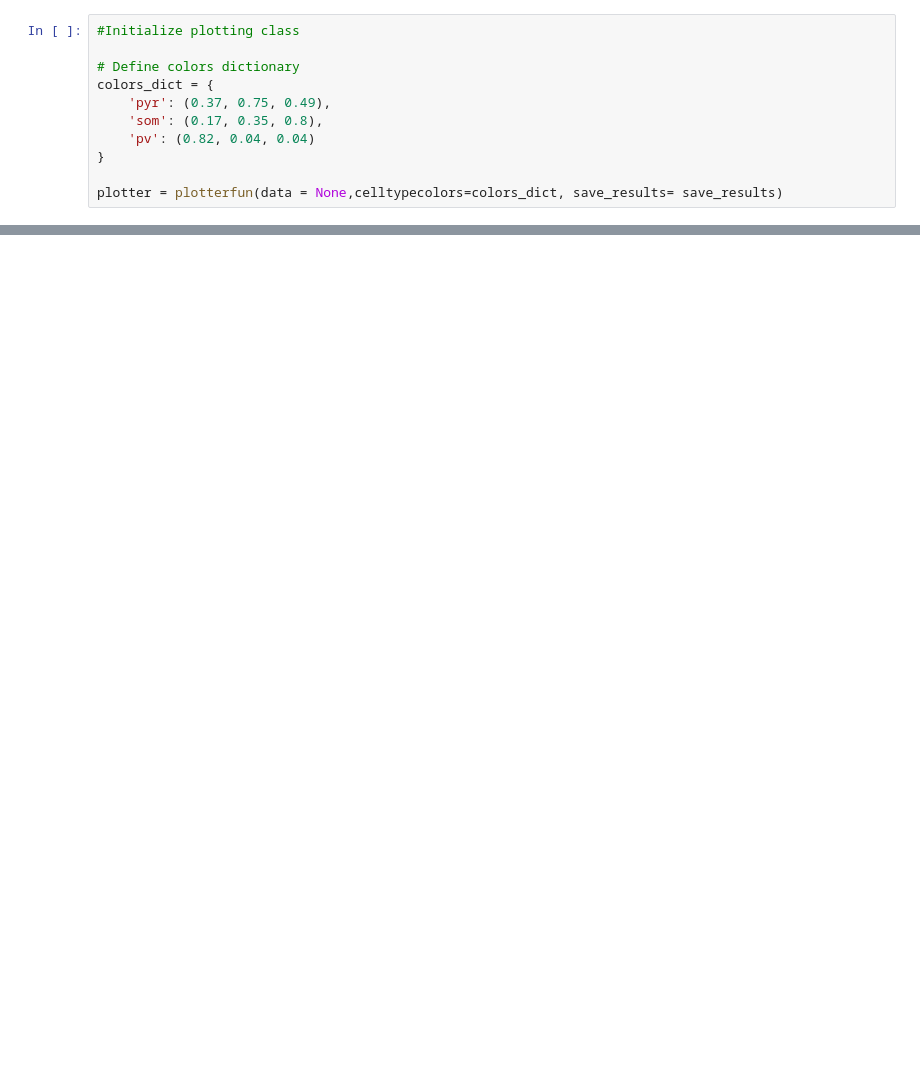
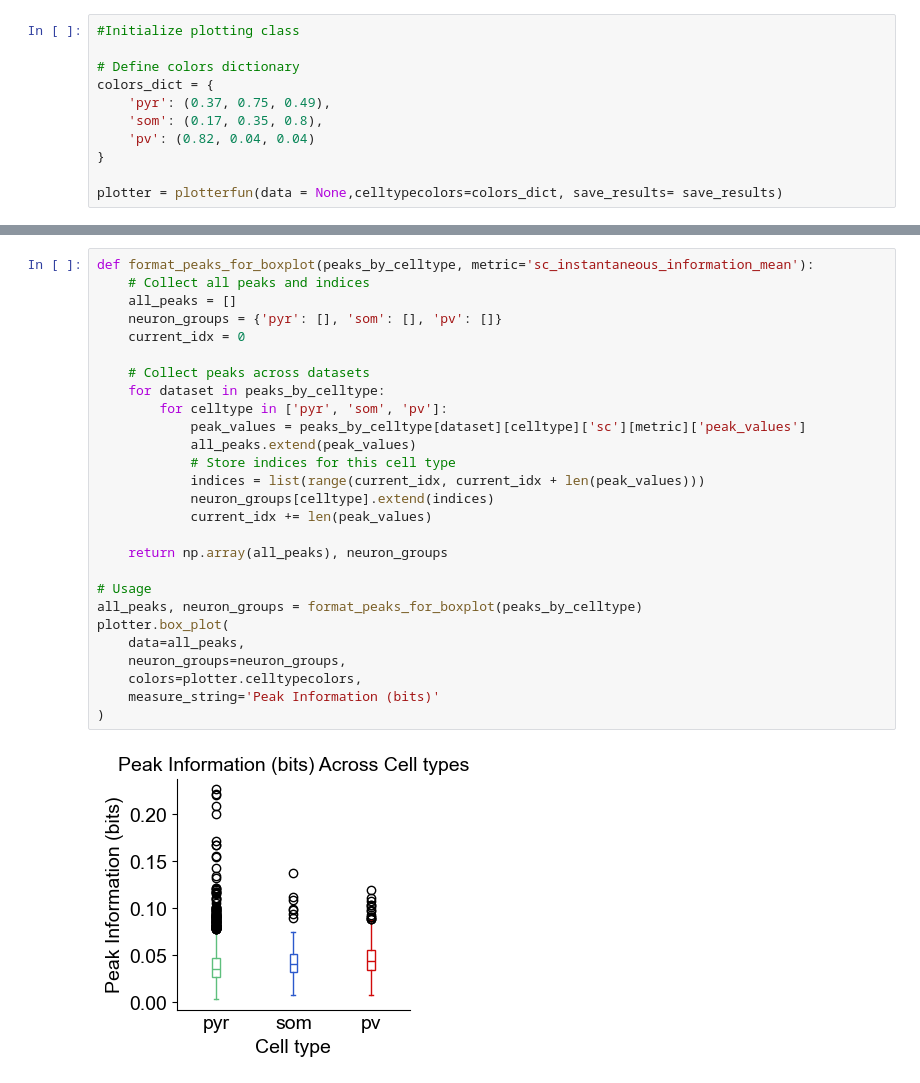
Before and after one commit to constanzabassi/GLM-analysis, a Jupyter notebook: run_glm_decoding_analysis.ipynb, the cells around one changed output, grey strips where cells are left out. Cells and saved outputs as stored; diff of their text form; blank space fills up the shorter version.

```diff
--- a/run_glm_decoding_analysis.ipynb
+++ b/run_glm_decoding_analysis.ipynb
@@ -296,0 +446,29 @@ Peak frame: 166
+# %%
+def format_peaks_for_boxplot(peaks_by_celltype, metric='sc_instantaneous_information_mean'):
+    # Collect all peaks and indices
+    all_peaks = []
+    neuron_groups = {'pyr': [], 'som': [], 'pv': []}
+    current_idx = 0
+
+    # Collect peaks across datasets
+    for dataset in peaks_by_celltype:
+        for celltype in ['pyr', 'som', 'pv']:
+            peak_values = peaks_by_celltype[dataset][celltype]['sc'][metric]['peak_values']
+            all_peaks.extend(peak_values)
+            # Store indices for this cell type
+            indices = list(range(current_idx, current_idx + len(peak_values)))
+            neuron_groups[celltype].extend(indices)
+            current_idx += len(peak_values)
+
+    return np.array(all_peaks), neuron_groups
+
+# Usage
+all_peaks, neuron_groups = format_peaks_for_boxplot(peaks_by_celltype)
+plotter.box_plot(
+    data=all_peaks,
+    neuron_groups=neuron_groups,
+    colors=plotter.celltypecolors,
+    measure_string='Peak Information (bits)'
+)
+# %% [output]
+[figure, added]
```
Also changed, not shown: parts of 12 cells of this notebook.
